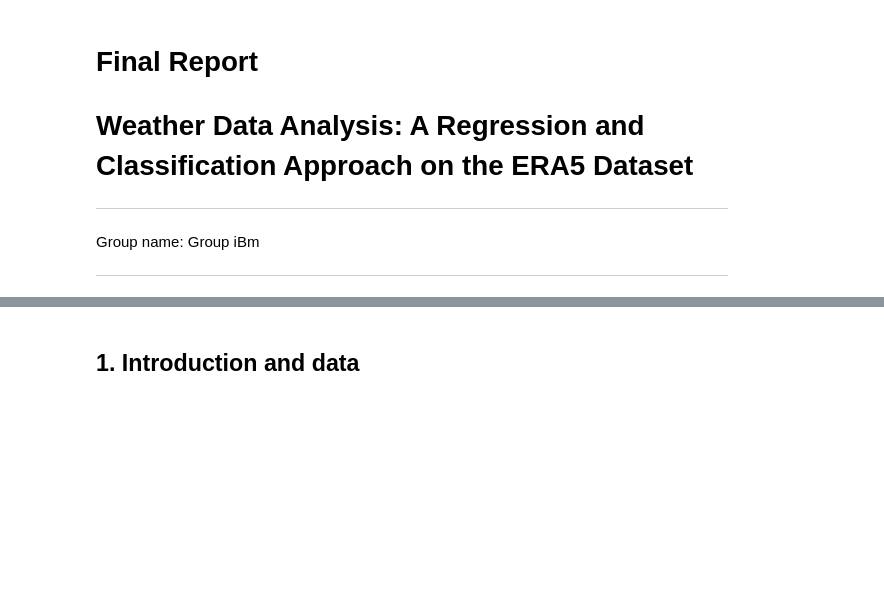
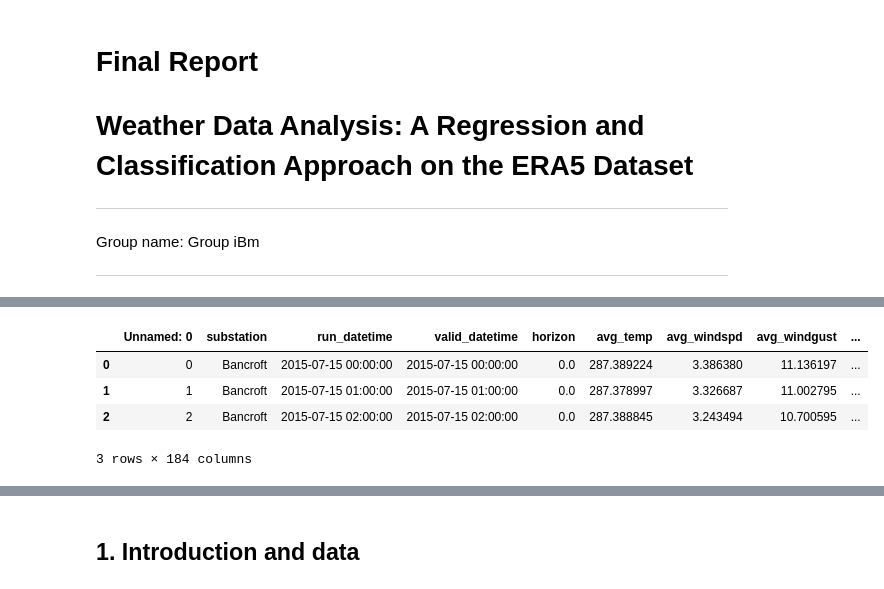
Before and after one commit to Abschlussprojekt-Weatherdata/project, a Jupyter notebook: reports/report_sofie.ipynb, the cells around one changed output, grey strips where cells are left out. Saved outputs shown, nothing was run; the diff lists cells and outputs as text; code cells hidden in the pictures; blank space fills up the shorter version.

```diff
--- a/reports/report_sofie.ipynb
+++ b/reports/report_sofie.ipynb
@@ -12,0 +25,23 @@ Group name:  Group iBm
+# %%
+# import dependencies
+import pandas as pd
+import numpy as np
+import datetime
+import math
+import matplotlib.pyplot as plt
+from matplotlib import rcParams
+import matplotlib.gridspec as gridspec
+import seaborn as sns
+from sklearn.preprocessing import StandardScaler
+import warnings
+warnings.filterwarnings("ignore")
+
+#import data
+df_full = pd.read_csv("../data/external/feature_data_substation_bancroft_labelled.csv")
+df_full.head(3)
+# %% [output]
+|  | Unnamed: 0 | substation | run_datetime | valid_datetime | horizon | avg_temp | avg_windspd | avg_windgust | ... |
+| 0 | 0 | Bancroft | 2015-07-15 00:00:00 | 2015-07-15 00:00:00 | 0.0 | 287.389224 | 3.386380 | 11.136197 | ... |
+| 1 | 1 | Bancroft | 2015-07-15 01:00:00 | 2015-07-15 01:00:00 | 0.0 | 287.378997 | 3.326687 | 11.002795 | ... |
+| 2 | 2 | Bancroft | 2015-07-15 02:00:00 | 2015-07-15 02:00:00 | 0.0 | 287.388845 | 3.243494 | 10.700595 | ... |
+3 rows × 184 columns
```
Also changed, not shown: parts of 20 cells of this notebook.
